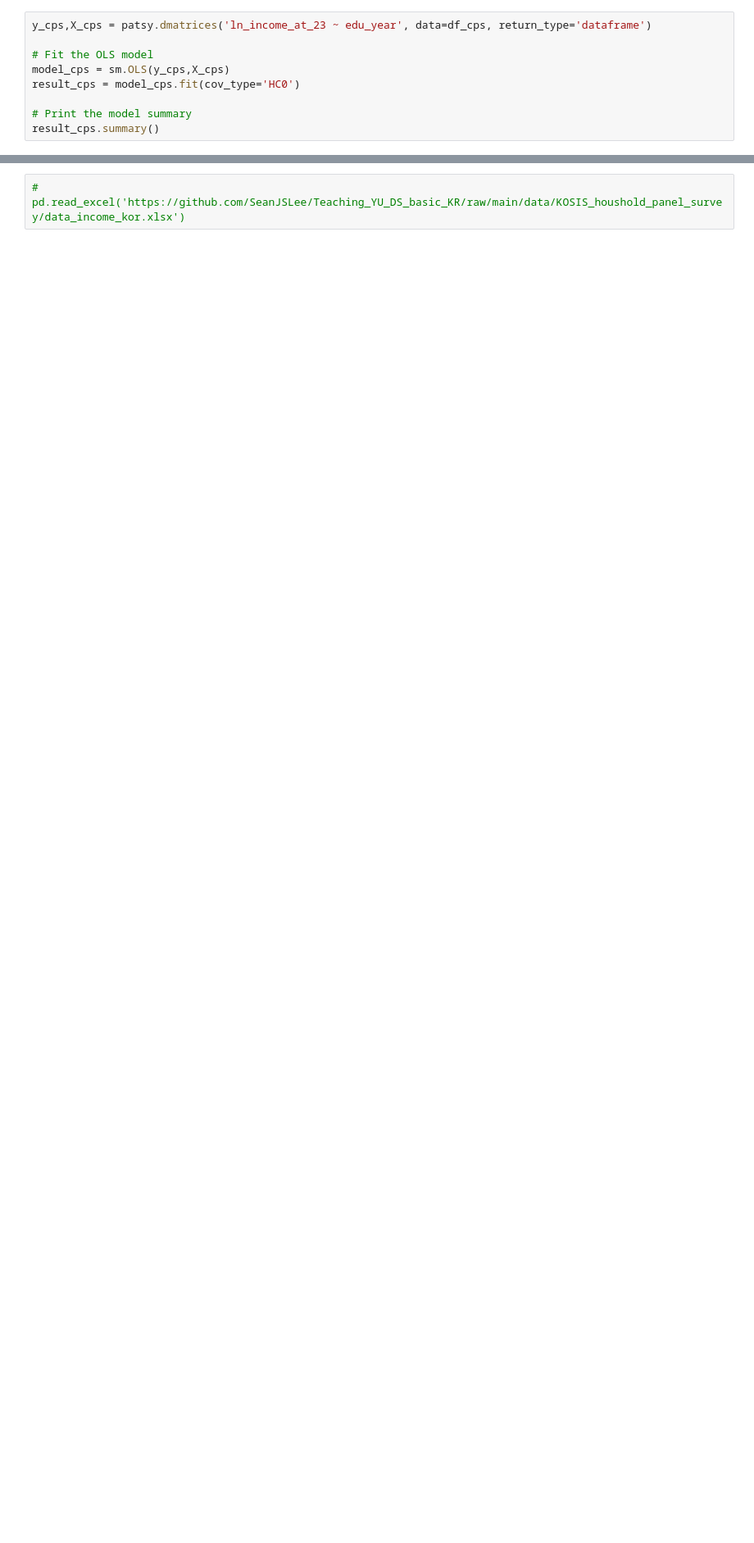
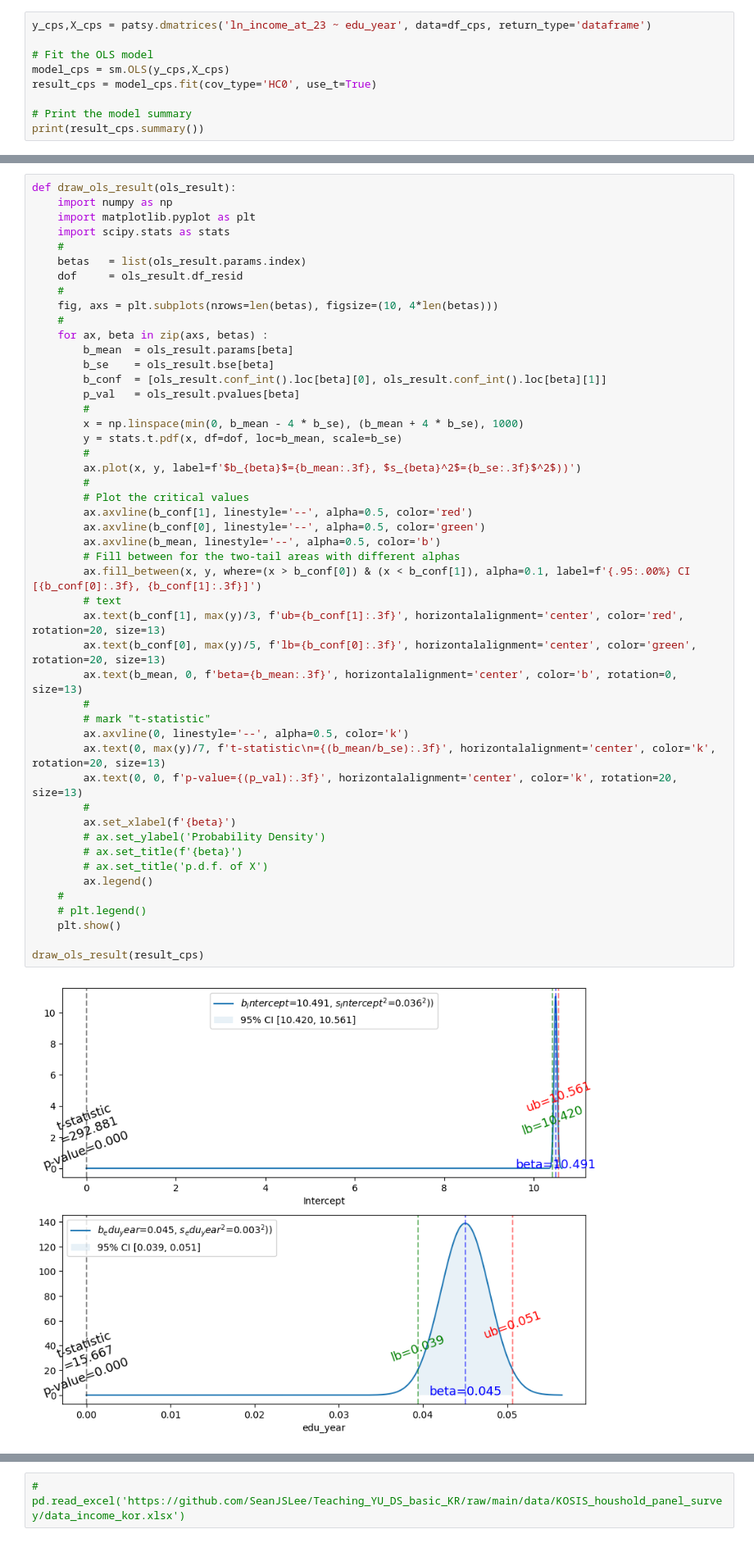
Before and after one commit to SeanJSLee/Teaching_YU_DS_basic_KR, a Jupyter notebook: Lecture_ols.ipynb, the cells around one changed output, grey strips where cells are left out. Shown at 82% size. Drawn from its saved outputs; the diff is of its cells as text; blank space fills up the shorter version.

```diff
--- a/Lecture_ols.ipynb
+++ b/Lecture_ols.ipynb
@@ -88,7 +102,7 @@ y_cps,X_cps = patsy.dmatrices('ln_income_at_23 ~ edu_year', data=df_cps, return_
 
 # Fit the OLS model
 model_cps = sm.OLS(y_cps,X_cps)
-result_cps = model_cps.fit(cov_type='HC0')
+result_cps = model_cps.fit(cov_type='HC0', use_t=True)
 
 # Print the model summary
-result_cps.summary()
+print(result_cps.summary())
@@ -95,3 +133,53 @@ result_cps.summary()
+# %%
+def draw_ols_result(ols_result):
+    import numpy as np
+    import matplotlib.pyplot as plt
+    import scipy.stats as stats
+    #
+    betas   = list(ols_result.params.index)
+    dof     = ols_result.df_resid
+    #
+    fig, axs = plt.subplots(nrows=len(betas), figsize=(10, 4*len(betas)))
+    #
+    for ax, beta in zip(axs, betas) :
+        b_mean  = ols_result.params[beta]
+        b_se    = ols_result.bse[beta]
+        b_conf  = [ols_result.conf_int().loc[beta][0], ols_result.conf_int().loc[beta][1]]
+        p_val   = ols_result.pvalues[beta]
+        #
+        x = np.linspace(min(0, b_mean - 4 * b_se), (b_mean + 4 * b_se), 1000)
+        y = stats.t.pdf(x, df=dof, loc=b_mean, scale=b_se)
+        #
+        ax.plot(x, y, label=f'$b_{beta}$={b_mean:.3f}, $s_{beta}^2$={b_se:.3f}$^2$))')
+        #
+        # Plot the critical values
+        ax.axvline(b_conf[1], linestyle='--', alpha=0.5, color='red')
+        ax.axvline(b_conf[0], linestyle='--', alpha=0.5, color='green')
+        ax.axvline(b_mean, linestyle='--', alpha=0.5, color='b')
+        # Fill between for the two-tail areas with different alphas
+        ax.fill_between(x, y, where=(x > b_conf[0]) & (x < b_conf[1]), alpha=0.1, label=f'{.95:.00%} CI [{b_conf[0]:.3f}, {b_conf[1]:.3f}]')
+        # text
+        ax.text(b_conf[1], max(y)/3, f'ub={b_conf[1]:.3f}', horizontalalignment='center', color='red', rotation=20, size=13)
+        ax.text(b_conf[0], max(y)/5, f'lb={b_conf[0]:.3f}', horizontalalignment='center', color='green', rotation=20, size=13)
+        ax.text(b_mean, 0, f'beta={b_mean:.3f}', horizontalalignment='center', color='b', rotation=0, size=13)
+        #
+        # mark "t-statistic"
+        ax.axvline(0, linestyle='--', alpha=0.5, color='k')
+        ax.text(0, max(y)/7, f't-statistic\n={(b_mean/b_se):.3f}', horizontalalignment='center', color='k', rotation=20, size=13)
+        ax.text(0, 0, f'p-value={(p_val):.3f}', horizontalalignment='center', color='k', rotation=20, size=13)
+        #
+        ax.set_xlabel(f'{beta}')
+        # ax.set_ylabel('Probability Density')
+        # ax.set_title(f'{beta}')
+        # ax.set_title('p.d.f. of X')
+        ax.legend()
+    #
+    # plt.legend()
+    plt.show()
+
+draw_ols_result(result_cps)
+# %% [output]
+[figure, added]
 # %%
 def draw_dist(data, alpha) :
     import numpy as np
```
Also changed, not shown: parts of 50 cells of this notebook, 2 other files.
